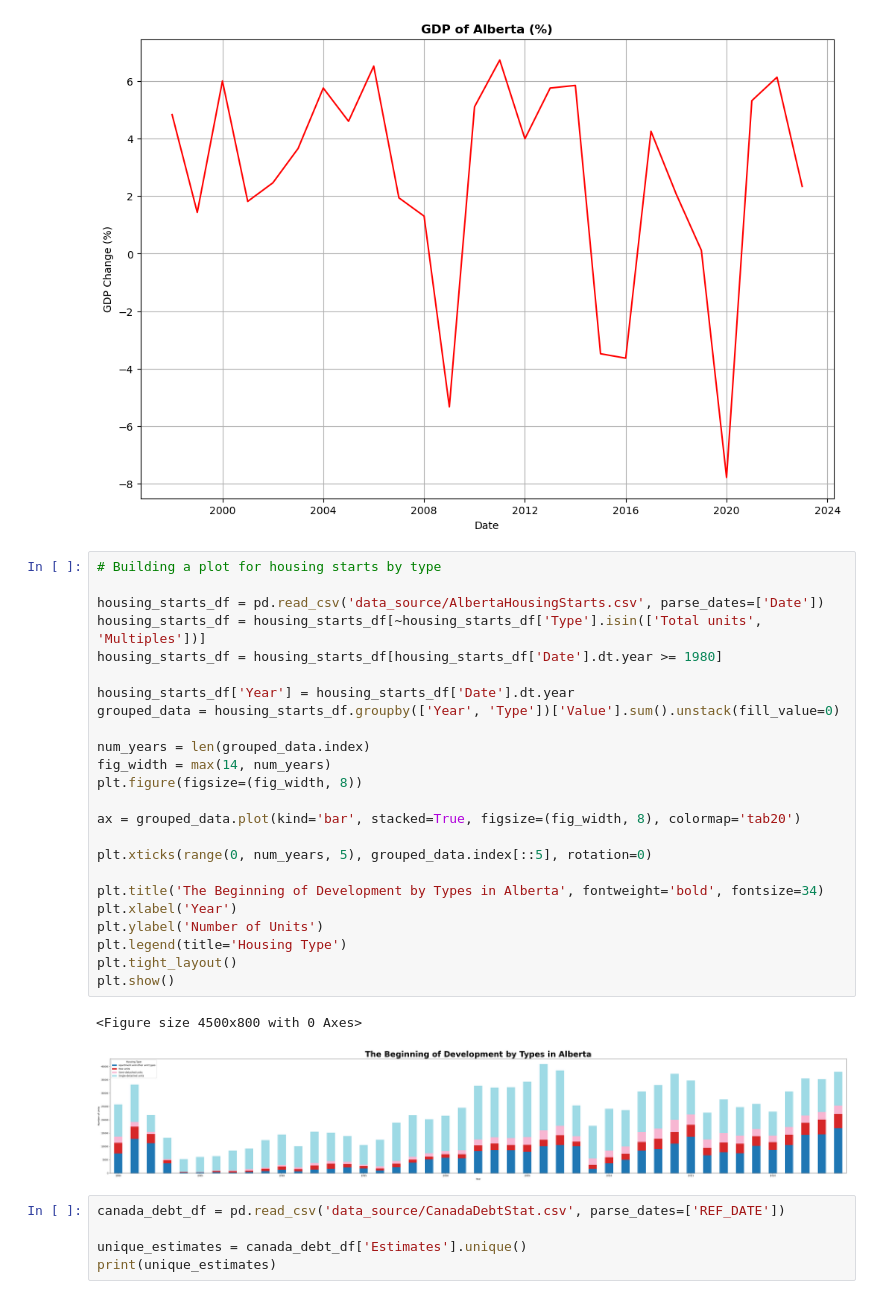
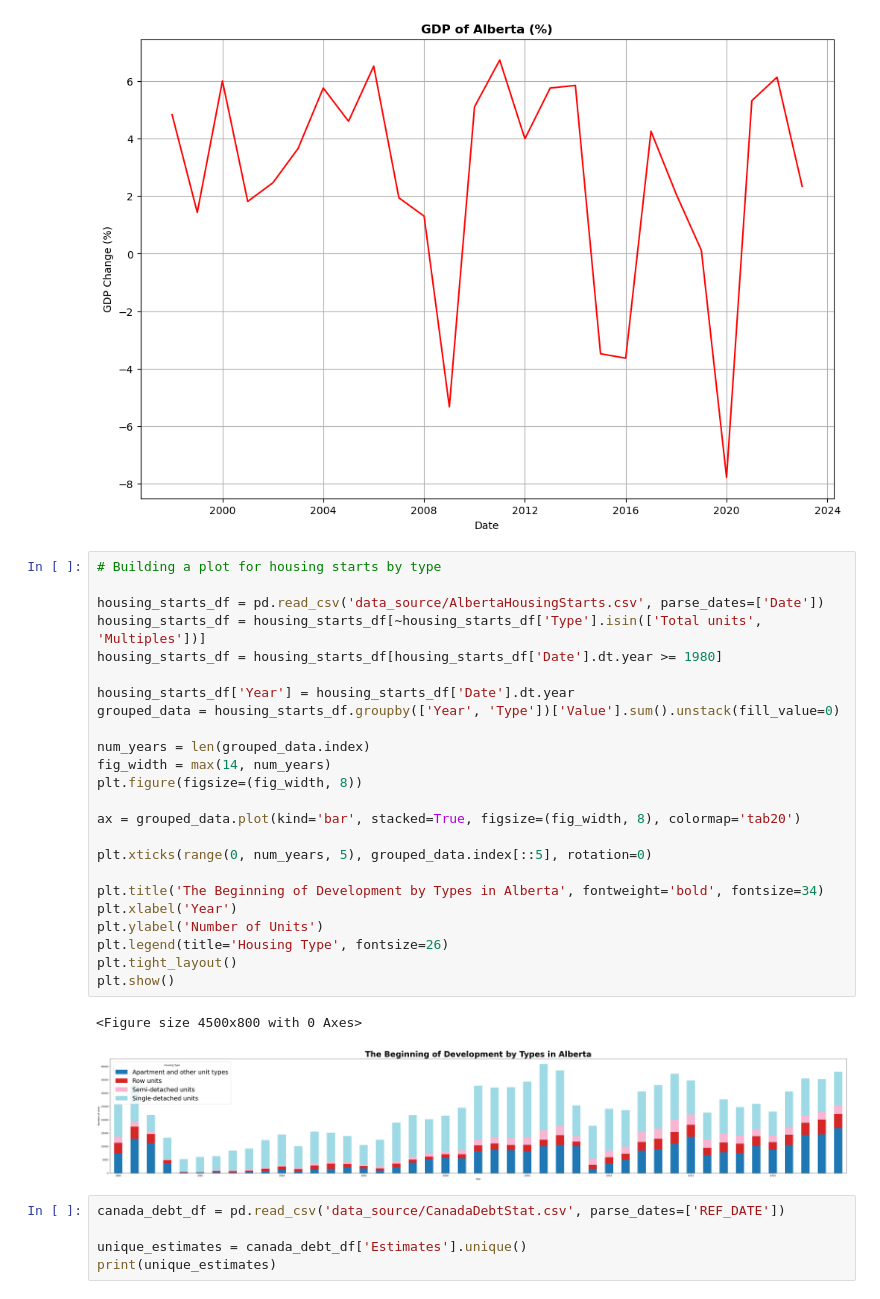
Before and after one commit to novomax-ca/CalgaryRealEstate, a Jupyter notebook: Calgary.ipynb, the cells around one changed output. Saved outputs shown, nothing was run; the diff lists cells and outputs as text.

```diff
--- a/Calgary.ipynb
+++ b/Calgary.ipynb
@@ -283,30 +304,30 @@ plt.show()
 # %%
 # Building a plot for housing starts by type
 
 housing_starts_df = pd.read_csv('data_source/AlbertaHousingStarts.csv', parse_dates=['Date'])
 housing_starts_df = housing_starts_df[~housing_starts_df['Type'].isin(['Total units', 'Multiples'])]
 housing_starts_df = housing_starts_df[housing_starts_df['Date'].dt.year >= 1980]
 
 housing_starts_df['Year'] = housing_starts_df['Date'].dt.year
 grouped_data = housing_starts_df.groupby(['Year', 'Type'])['Value'].sum().unstack(fill_value=0)
 
 num_years = len(grouped_data.index)
 fig_width = max(14, num_years)
 plt.figure(figsize=(fig_width, 8))
 
 ax = grouped_data.plot(kind='bar', stacked=True, figsize=(fig_width, 8), colormap='tab20')
 
 plt.xticks(range(0, num_years, 5), grouped_data.index[::5], rotation=0)
 
 plt.title('The Beginning of Development by Types in Alberta', fontweight='bold', fontsize=34)
 plt.xlabel('Year')
 plt.ylabel('Number of Units')
-plt.legend(title='Housing Type')
+plt.legend(title='Housing Type', fontsize=26)
 plt.tight_layout()
 plt.show()
 # %% [output]
 <Figure size 4500x800 with 0 Axes>
-[figure, old version]
+[figure, new version]
 # %%
 canada_debt_df = pd.read_csv('data_source/CanadaDebtStat.csv', parse_dates=['REF_DATE'])
 
```
Also changed, not shown: parts of 6 cells of this notebook.
